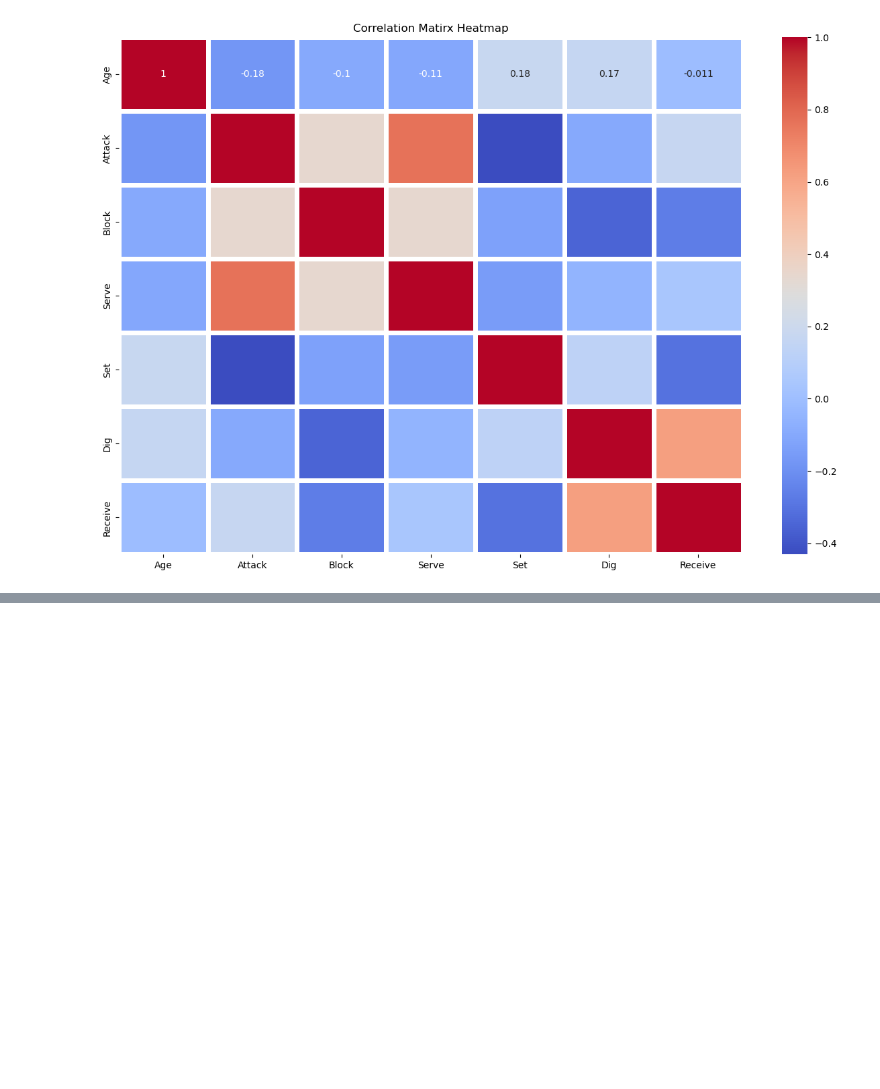
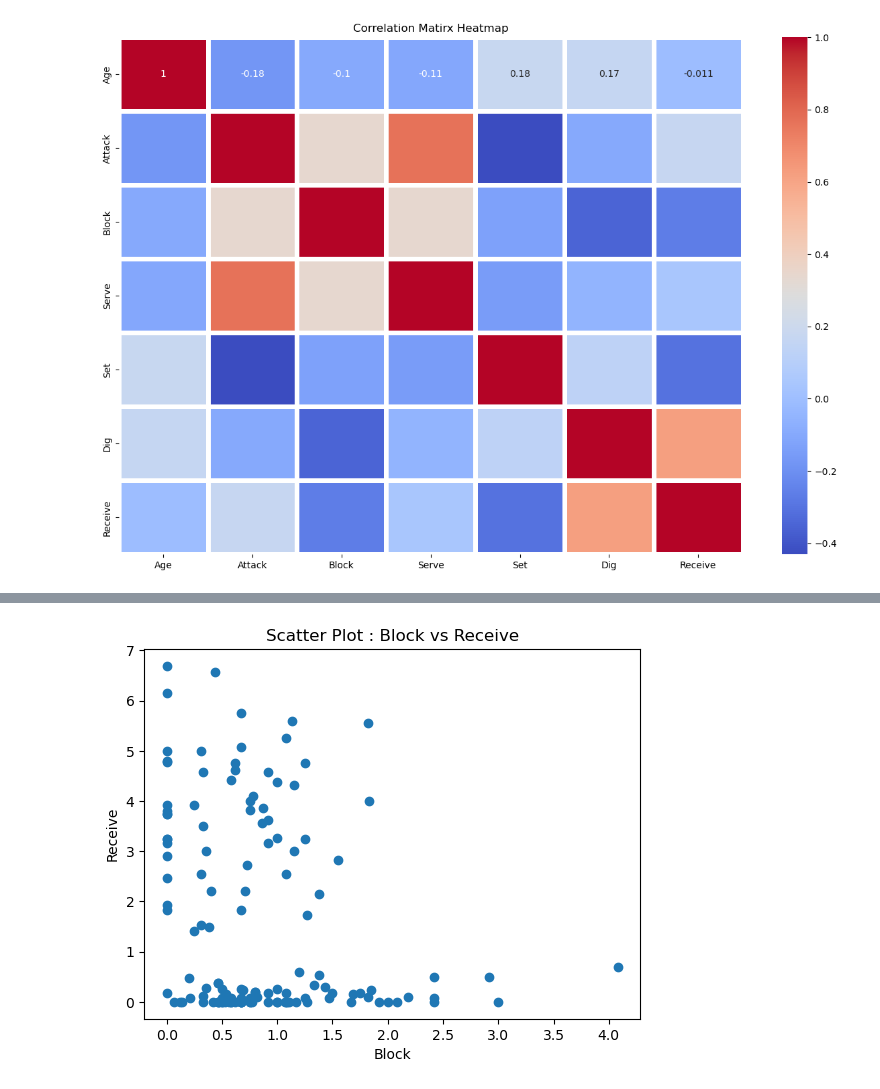
Before and after one commit to 06kunal/Exploratory_Data_Analysis, a Jupyter notebook: Project-Volleyball_Dataset/Volleyball_dataset_Analysis.ipynb, the cells around one changed output, grey strips where cells are left out. Saved outputs shown, nothing was run; the diff lists cells and outputs as text; code cells hidden in the pictures; blank space fills up the shorter version.

```diff
--- a/Project-Volleyball_Dataset/Volleyball_dataset_Analysis.ipynb
+++ b/Project-Volleyball_Dataset/Volleyball_dataset_Analysis.ipynb
@@ -118,0 +297,9 @@ plt.show()
+# %%
+# Now let's create a scatter plot between block and receive.
+plt.scatter(df["Block"], df["Receive"])
+plt.title("Scatter Plot : Block vs Receive")
+plt.xlabel("Block")
+plt.ylabel("Receive")
+plt.show()
+# %% [output]
+[figure, added]
```
Also changed, not shown: parts of 21 cells of this notebook.
